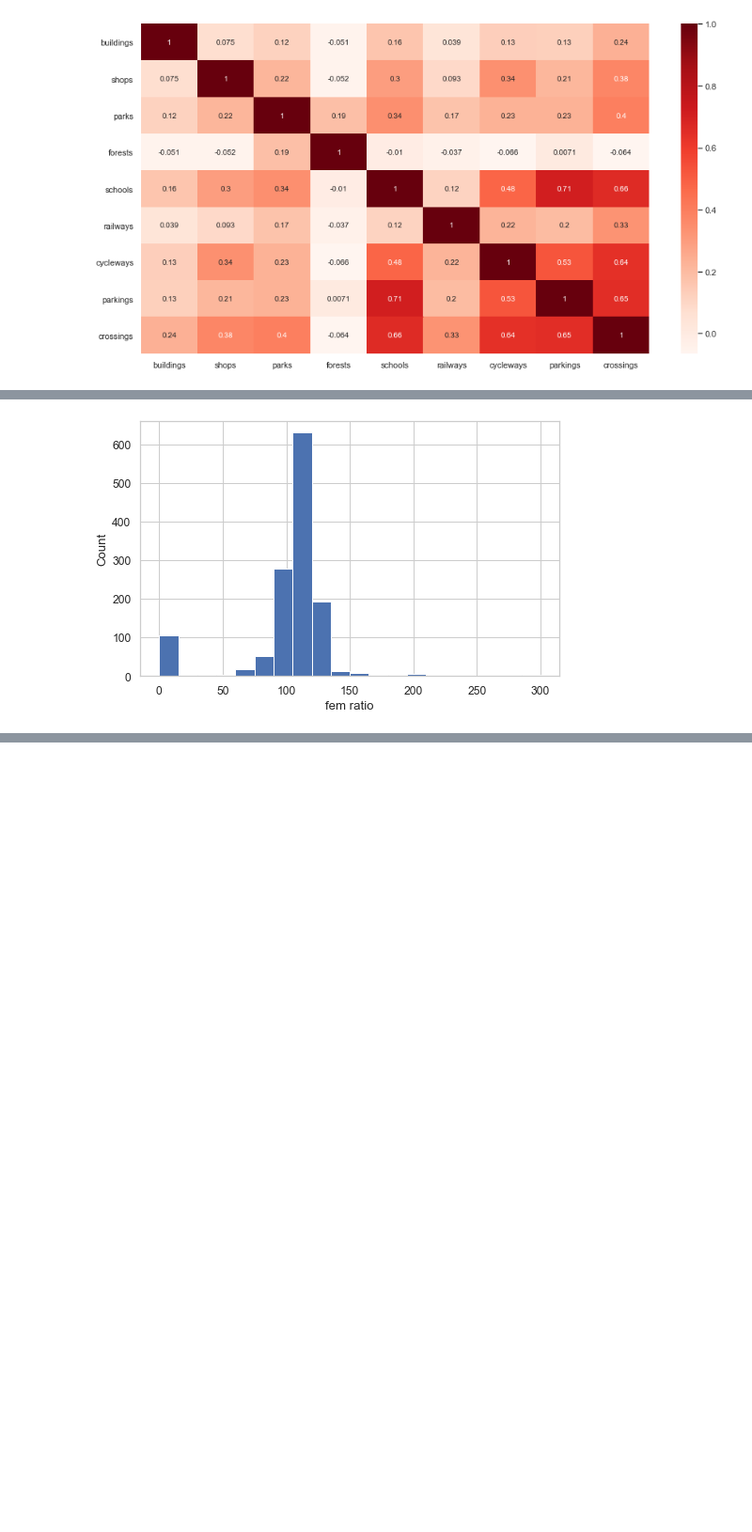
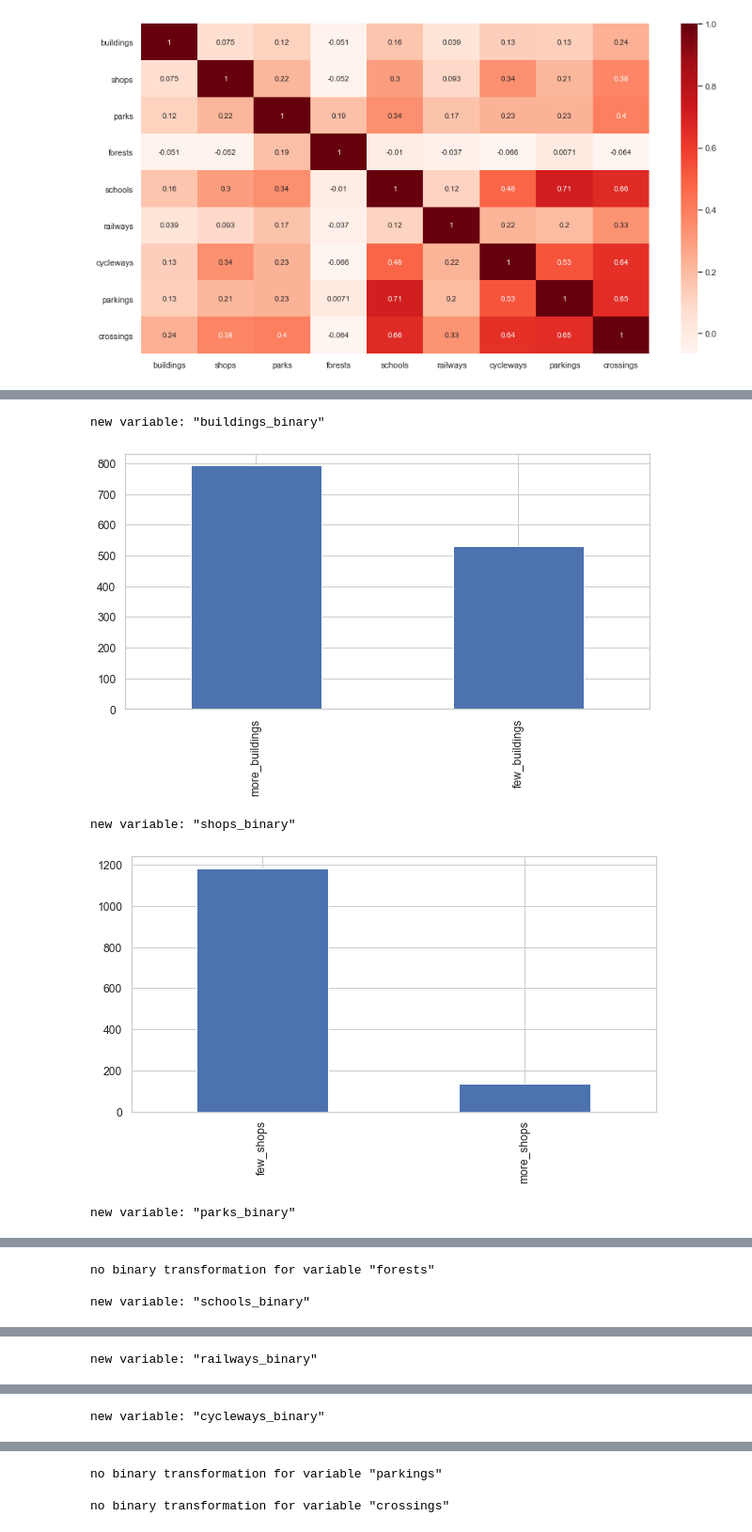
Before and after one commit to michaelwozniak/spatial_econometric_project, a Jupyter notebook: codes/5_nonspatial_seda.ipynb, the cells around one changed output, grey strips where cells are left out. Shown at 94% size. Saved outputs shown, nothing was run; the diff lists cells and outputs as text; code cells hidden in the pictures; blank space fills up the shorter version.

```diff
--- a/codes/5_nonspatial_seda.ipynb
+++ b/codes/5_nonspatial_seda.ipynb
@@ -16,7 +18,8 @@ df_krakow = pd.read_csv("../datasets/preprocessed_data/df_krakow.csv")
 df_poznan = pd.read_csv("../datasets/preprocessed_data/df_poznan.csv")
 # %%
 df = pd.concat([df_warszawa, df_krakow, df_poznan])
-df = df.drop(columns = {'geometry'})
+df = df.reset_index()
+df = df.drop(columns = {'geometry', 'index'})
 features = df.columns.to_list()
 features.remove('grid_index')
 # %%
@@ -171,6 +198,6 @@ plt.show()
 # %% [output]
 [figure]
 # %%
-plt.rcParams["figure.figsize"] = (15, 8)
-sns.heatmap(df[['male_65__', 'fem_ratio']].corr(), annot=True, cmap = 'Reds')
-plt.show()
+# plt.rcParams["figure.figsize"] = (15, 8)
+# sns.heatmap(df[['male_65__', 'fem_ratio']].corr(), annot=True, cmap = 'Reds')
+# plt.show()
@@ -178,0 +221,2 @@ plt.show()
+# %%
+df['buildings'] = df['buildings'].astype(int)
@@ -179,7 +233,24 @@ plt.show()
+# %%
+def visualisation_binary(df, var):
+    new_name = var + '_binary'
+    if(df[var].value_counts().iloc[0] > int(df.shape[0]*0.33)):
+        print('\nnew variable: "' + new_name + '"')
+        pyk = df[var].value_counts().index[0]
+#         df[new_name] = df.apply(lambda x: np.where(x[var] == pyk, 'few_'+var, 'more_'+var), axis = 1)
+        df[new_name] = df[var].apply(lambda x: 'few_'+var if x == 0  else 'more_'+var)
+        plt.figure(figsize=(10, 5))
+#         sns.histplot(x = df[new_name], bins = 2, kde=False, edgecolor= "lightblue", color = 'indianred', linewidth= 1.5)
+        df[new_name].value_counts().plot(kind='bar')
+        plt.plot()
+        plt.show()
+    else: print(f'\nno binary transformation for variable "{var}"')
 # %%
-sns.set(style='whitegrid', palette="deep", font_scale=1.1, rc={"figure.figsize": [8, 5]})
-sns.distplot(
-    df['fem_ratio'], norm_hist=False, kde=False, bins=20, hist_kws={"alpha": 1}
-).set(xlabel='fem ratio', ylabel='Count');
+sns.set(style='whitegrid', palette="deep", font_scale=1.1, rc={"figure.figsize": [10, 5]})
+for point in points:
+    visualisation_binary(df, point)
 # %% [output]
+new variable: "buildings_binary"
-[figure, old version]
+[figure, new version]
+new variable: "shops_binary"
+[figure, added]
+new variable: "parks_binary"
@@ -185,0 +258,3 @@ sns.distplot(
+no binary transformation for variable "forests"
+
+new variable: "schools_binary"
@@ -185,0 +262 @@ sns.distplot(
+new variable: "railways_binary"
@@ -185,0 +264 @@ sns.distplot(
+new variable: "cycleways_binary"
@@ -185,0 +266,3 @@ sns.distplot(
+no binary transformation for variable "parkings"
+
+no binary transformation for variable "crossings"
```
Also changed, not shown: parts of 27 cells of this notebook, 2 other files.
